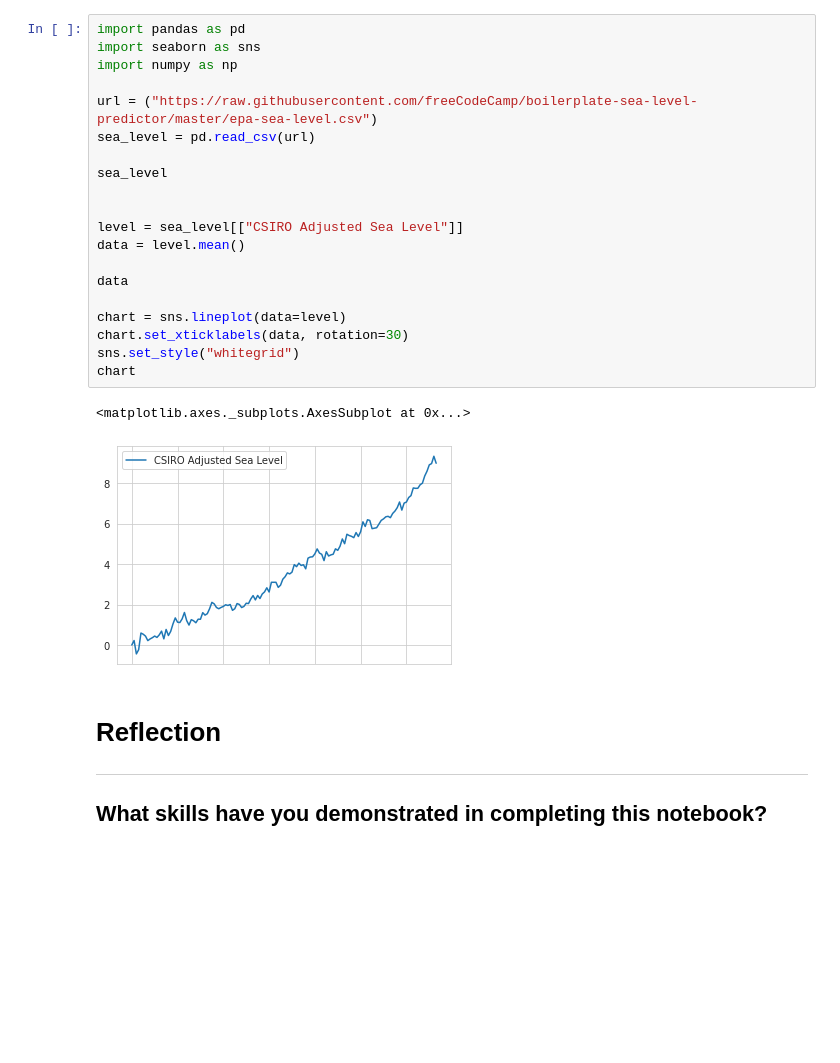
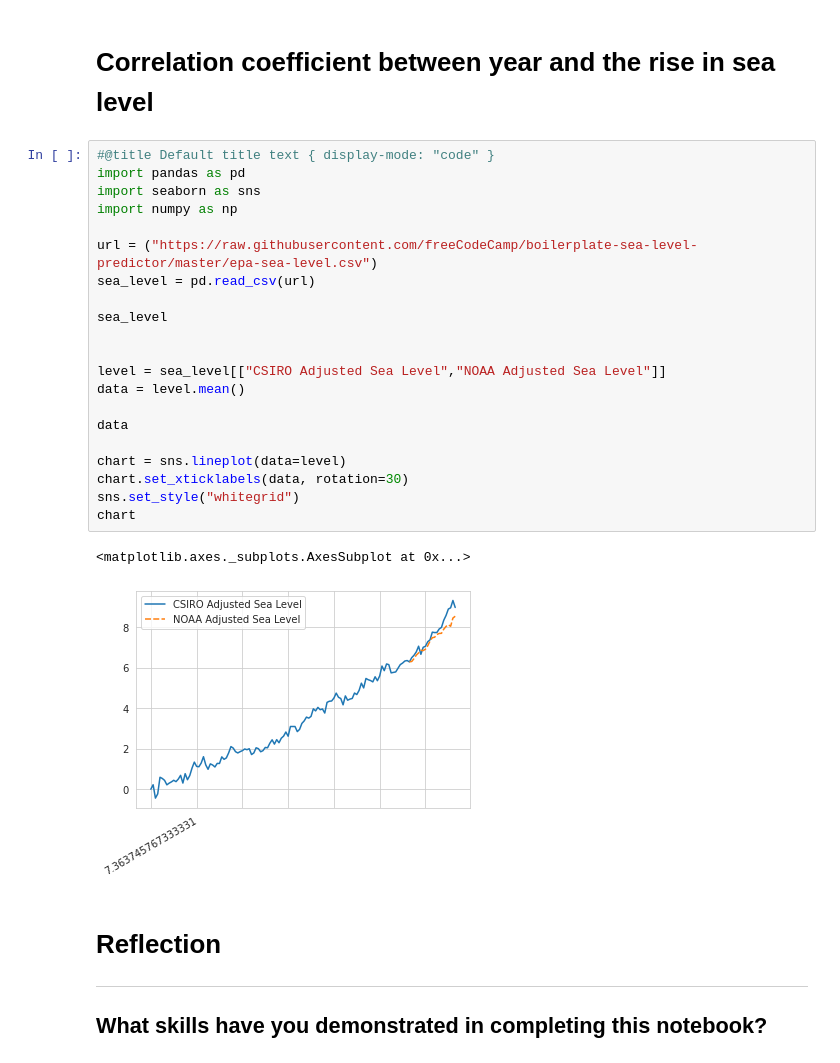
Before and after one commit to RautenM/PythonFundamentals, a Jupyter notebook: Copy_of_Sea_Level_Project.ipynb, the cells around one changed output. Cells and saved outputs as stored; diff of their text form; blank space fills up the shorter version.

```diff
--- a/Copy_of_Sea_Level_Project.ipynb
+++ b/Copy_of_Sea_Level_Project.ipynb
@@ -136,29 +81,33 @@ Mean 3.650340811880598 Std 2.476399631426498 Total 489.1456687920001 Highest sea
 [[1.         0.98475713]
  [0.98475713 1.        ]]
 0.98
+# %% [markdown]
+
+# Correlation coefficient between year and the rise in sea level
 # %%
+#@title Default title text { display-mode: "code" }
 import pandas as pd
 import seaborn as sns
 import numpy as np
 
 url = ("https://raw.githubusercontent.com/freeCodeCamp/boilerplate-sea-level-predictor/master/epa-sea-level.csv")
 sea_level = pd.read_csv(url)
 
 sea_level
 
 
-level = sea_level[["CSIRO Adjusted Sea Level"]]
+level = sea_level[["CSIRO Adjusted Sea Level","NOAA Adjusted Sea Level"]]
 data = level.mean()
 
 data
 
 chart = sns.lineplot(data=level)
 chart.set_xticklabels(data, rotation=30)
 sns.set_style("whitegrid")
 chart
 # %% [output]
 <matplotlib.axes._subplots.AxesSubplot at 0x...>
-[figure, old version]
+[figure, new version]
 # %% [markdown]
 # Reflection
 ----
```
Also changed, not shown: parts of 7 cells of this notebook.
